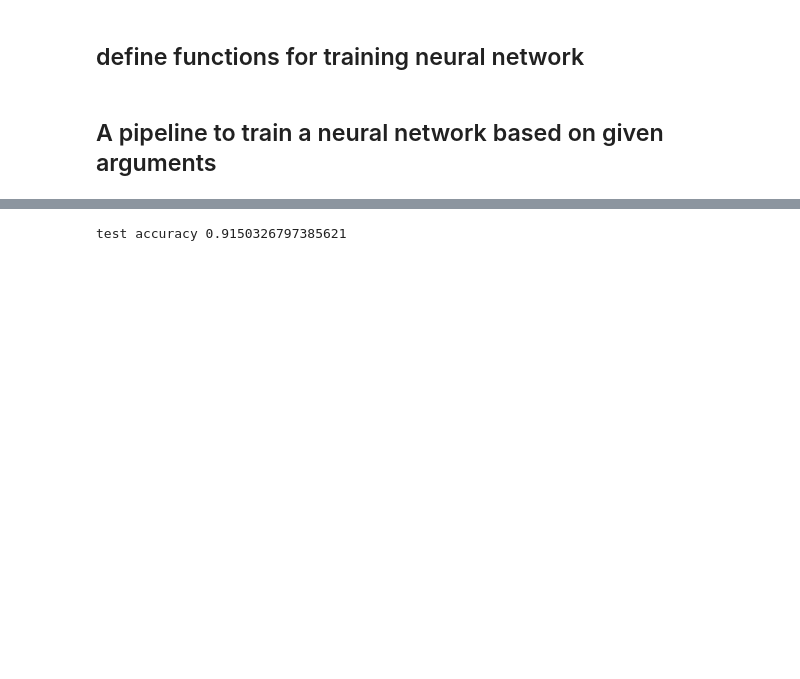
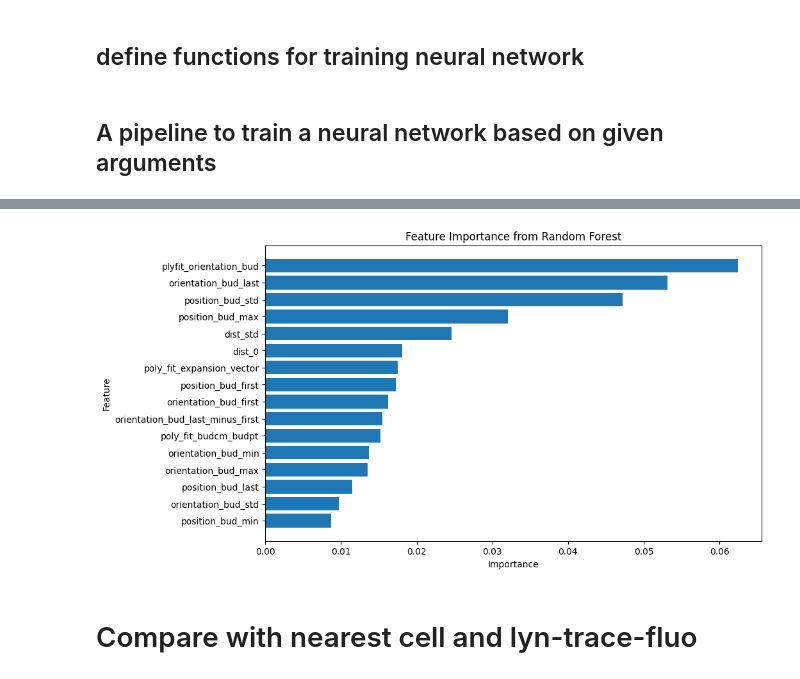
Before and after one commit to rahi-lab/LYN-track-and-trace, a Jupyter notebook: src/scripts/lineage_tracing_train_pipeline.ipynb, the cells around one changed output, grey strips where cells are left out. Cells and saved outputs as stored; diff of their text form; code cells hidden in the pictures; blank space fills up the shorter version.

Commit message:
re-train and test lineage tracing and adding random forest

```diff
--- a/src/scripts/lineage_tracing_train_pipeline.ipynb
+++ b/src/scripts/lineage_tracing_train_pipeline.ipynb
@@ -373,12 +381 @@ data_path = '../../../data_edited/'
 res = {}
-# %%
-# load ground truth data
-lin_gt_all = pd.DataFrame()
-for colony in range(0, 6):
-    lineage_gt_path = os.path.join(
-        data_path, f'colony00{colony}_lineage_gt.csv')
-    lin_truth = pd.read_csv(lineage_gt_path)
-    lin_truth['colony'] = colony
-    lin_gt_all = pd.concat([lin_gt_all, lin_truth])
-lin_gt_all.rename(columns={'# parent_id': 'parent_GT'}, inplace=True)
-lin_gt_all.reset_index(inplace=True, drop=True)
@@ -582,5 +668,31 @@ best model saved : best_model_fake_candid_thresh12_frame_num8_normalized_True.pt
 # %%
-# test the best model on the test set
-_, test_accuracy = test_nn(best_model, test_df)
+# test the random forest on the external test set
-# %% [output]
-test accuracy 0.9150326797385621
+# %%
+import matplotlib.pyplot as plt
+
+# Get feature importances
+importances = rf.feature_importances_
+
+# Get feature names
+feature_names = selected_keys * 4  # Since each feature is repeated 4 times
+
+# Create a DataFrame for better visualization
+feature_importance_df = pd.DataFrame(
+    {'Feature': feature_names, 'Importance': importances})
+
+# Sort the DataFrame by importance
+feature_importance_df = feature_importance_df.sort_values(
+    by='Importance', ascending=False)
+
+# Plot the feature importances
+plt.figure(figsize=(10, 6))
+plt.barh(feature_importance_df['Feature'], feature_importance_df['Importance'])
+plt.xlabel('Importance')
+plt.ylabel('Feature')
+plt.title('Feature Importance from Random Forest')
+plt.gca().invert_yaxis()
+plt.show()
+# %% [output]
+[figure, added]
+# %% [markdown]
+# Compare with nearest cell and lyn-trace-fluo
```
Also changed, not shown: parts of 28 cells of this notebook, 5 other files.
